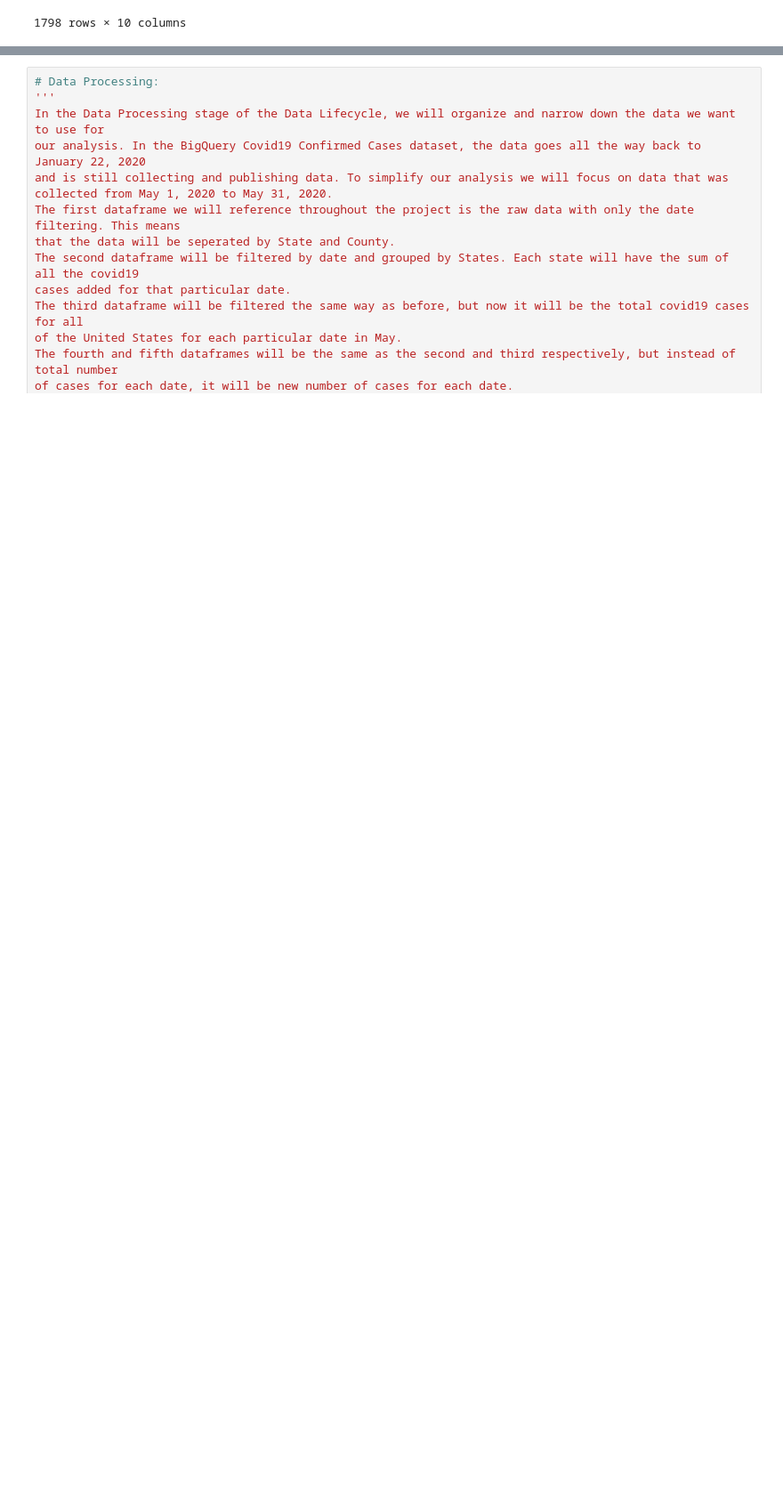
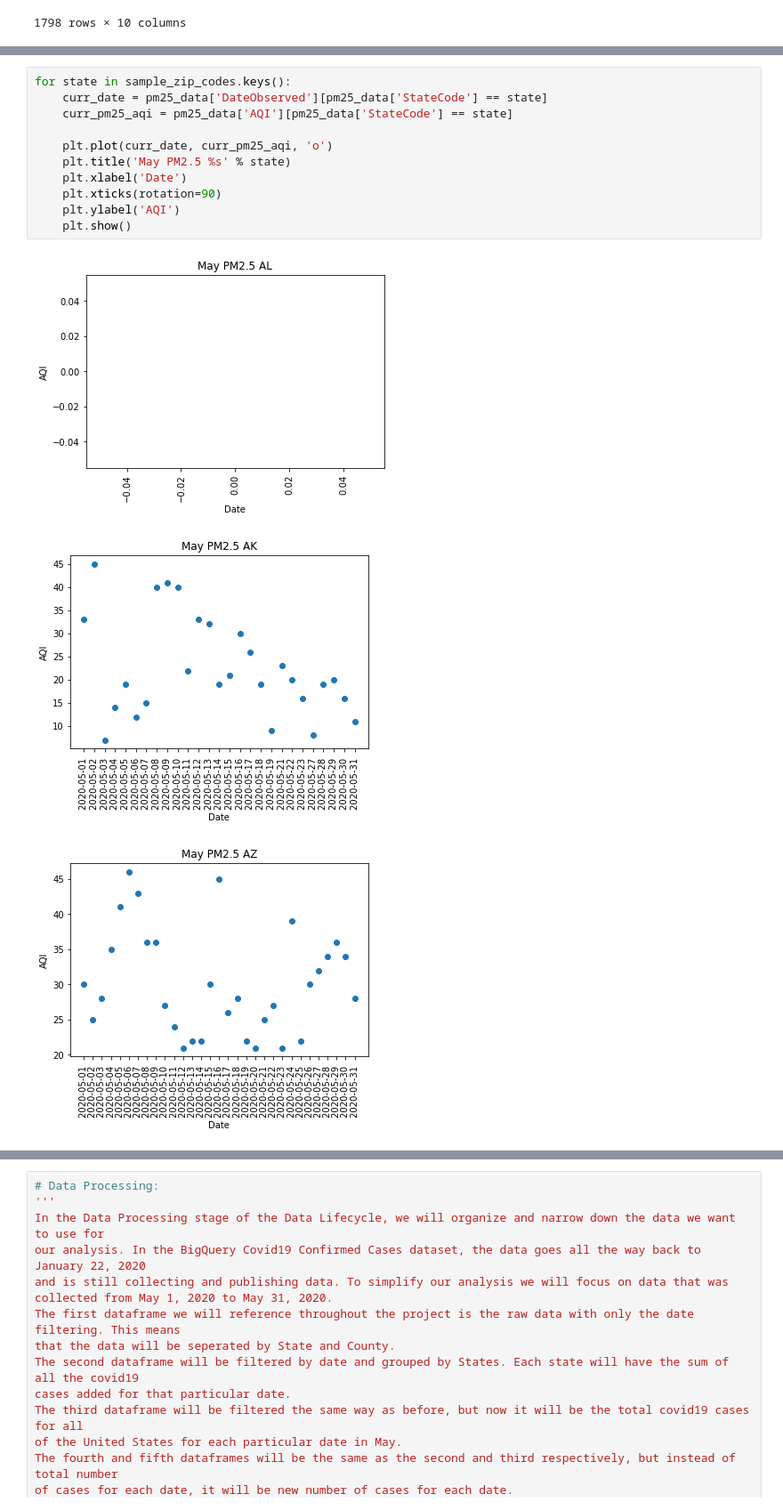
Before and after one commit to kevinhnmb/kevinhnmb.github.io, a Jupyter notebook: Final_Project.ipynb, the cells around one changed output, grey strips where cells are left out. Shown at 89% size. Drawn from its saved outputs; the diff is of its cells as text; blank space fills up the shorter version.

```diff
--- a/Final_Project.ipynb
+++ b/Final_Project.ipynb
@@ -212,0 +235,15 @@ pm25_data
+# %%
+for state in sample_zip_codes.keys():
+    curr_date = pm25_data['DateObserved'][pm25_data['StateCode'] == state]
+    curr_pm25_aqi = pm25_data['AQI'][pm25_data['StateCode'] == state]
+
+    plt.plot(curr_date, curr_pm25_aqi, 'o')
+    plt.title('May PM2.5 %s' % state)
+    plt.xlabel('Date')
+    plt.xticks(rotation=90)
+    plt.ylabel('AQI')
+    plt.show()
+# %% [output]
+[figure, added]
+[figure, added]
+[figure, added]
```
Also changed, not shown: parts of 4 cells of this notebook, 2 other files.
